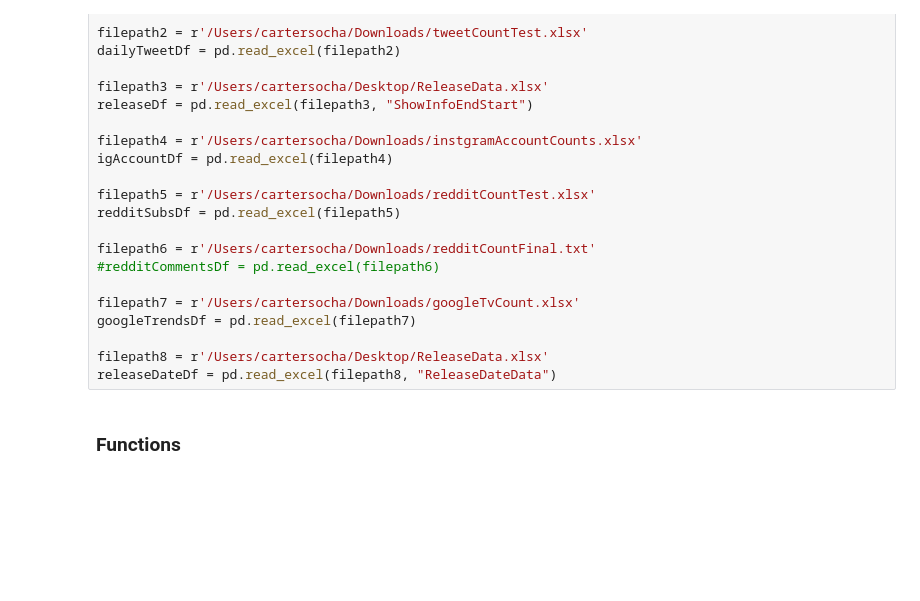
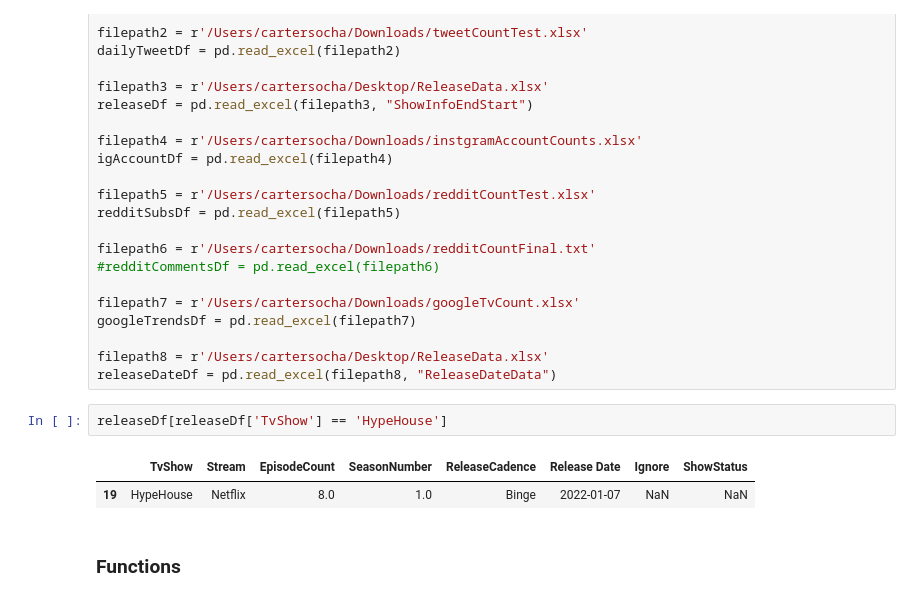
Before and after one commit to cartersocha/releaseClusters, a Jupyter notebook: Delta-8910.ipynb, the cells around one changed output. Saved outputs shown, nothing was run; the diff lists cells and outputs as text; blank space fills up the shorter version.

```diff
--- a/Delta-8910.ipynb
+++ b/Delta-8910.ipynb
@@ -28,6 +28,11 @@ googleTrendsDf = pd.read_excel(filepath7)
 
 filepath8 = r'/Users/cartersocha/Desktop/ReleaseData.xlsx'
 releaseDateDf = pd.read_excel(filepath8, "ReleaseDateData")
+# %%
+releaseDf[releaseDf['TvShow'] == 'HypeHouse']
+# %% [output]
+|  | TvShow | Stream | EpisodeCount | SeasonNumber | ReleaseCadence | Release Date | Ignore | ShowStatus |
+| 19 | HypeHouse | Netflix | 8.0 | 1.0 | Binge | 2022-01-07 | NaN | NaN |
 # %% [markdown]
 ### Functions
 # %%
```
Also changed, not shown: parts of 4 cells of this notebook.
